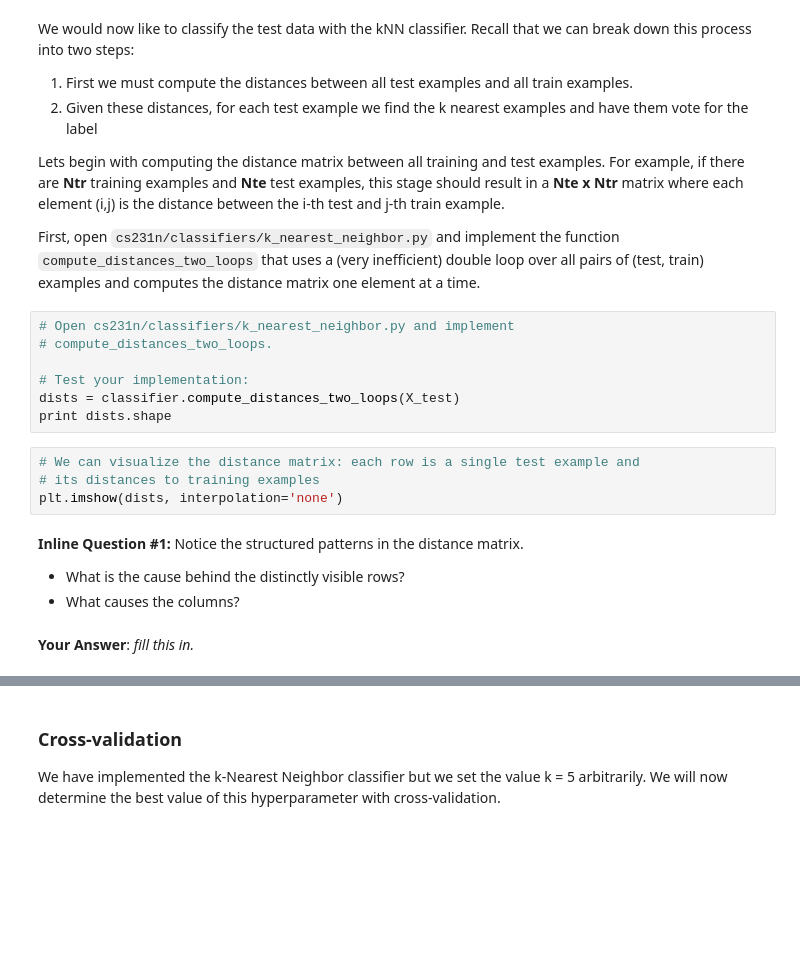
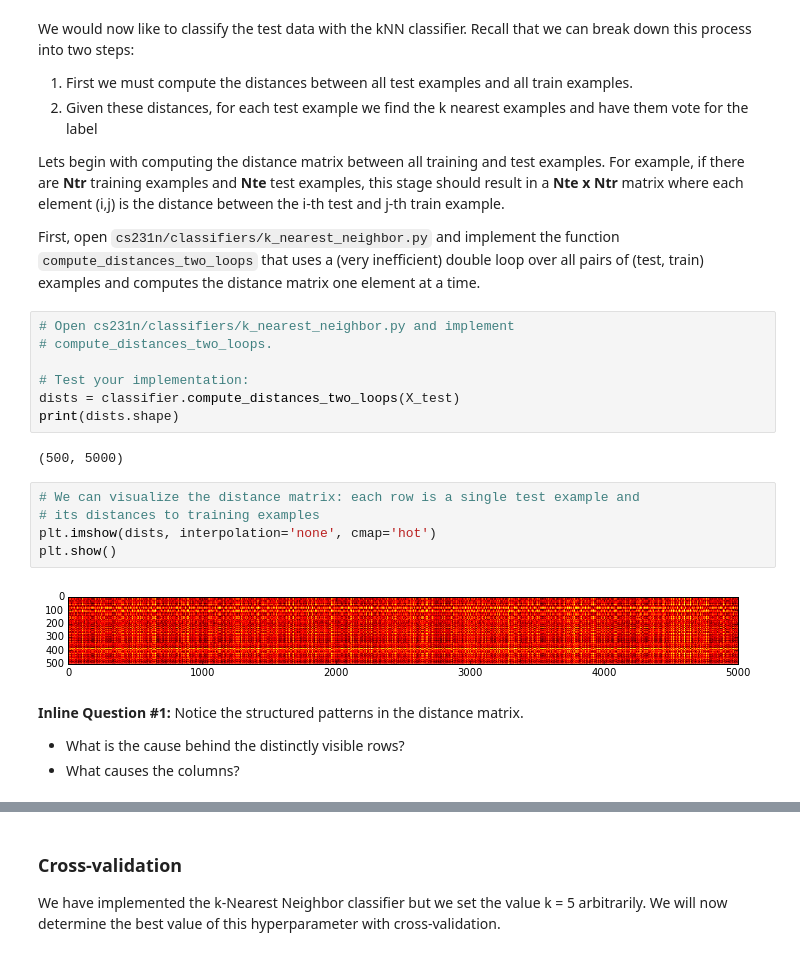
Before and after one commit to edoven/CS231n---Convolutional-Neural-Networks-for-Visual-Recognition, a Jupyter notebook: assignment1/knn.ipynb, the cells around one changed output, grey strips where cells are left out. Saved outputs shown, nothing was run; the diff lists cells and outputs as text; blank space fills up the shorter version.

```diff
--- a/assignment1/knn.ipynb
+++ b/assignment1/knn.ipynb
@@ -107,15 +107,18 @@ First, open `cs231n/classifiers/k_nearest_neighbor.py` and implement the functio
 
 # Test your implementation:
 dists = classifier.compute_distances_two_loops(X_test)
-print dists.shape
+print(dists.shape)
+# %% [output]
+(500, 5000)
 # %%
 # We can visualize the distance matrix: each row is a single test example and
 # its distances to training examples
-plt.imshow(dists, interpolation='none')
+plt.imshow(dists, interpolation='none', cmap='hot')
+plt.show()
+# %% [output]
+[figure, added]
 # %% [markdown]
 **Inline Question #1:** Notice the structured patterns in the distance matrix.
 
 - What is the cause behind the distinctly visible rows?
 - What causes the columns?
-# %% [markdown]
-**Your Answer**: *fill this in.*
```
Also changed, not shown: parts of 10 cells of this notebook, 2 other files.
